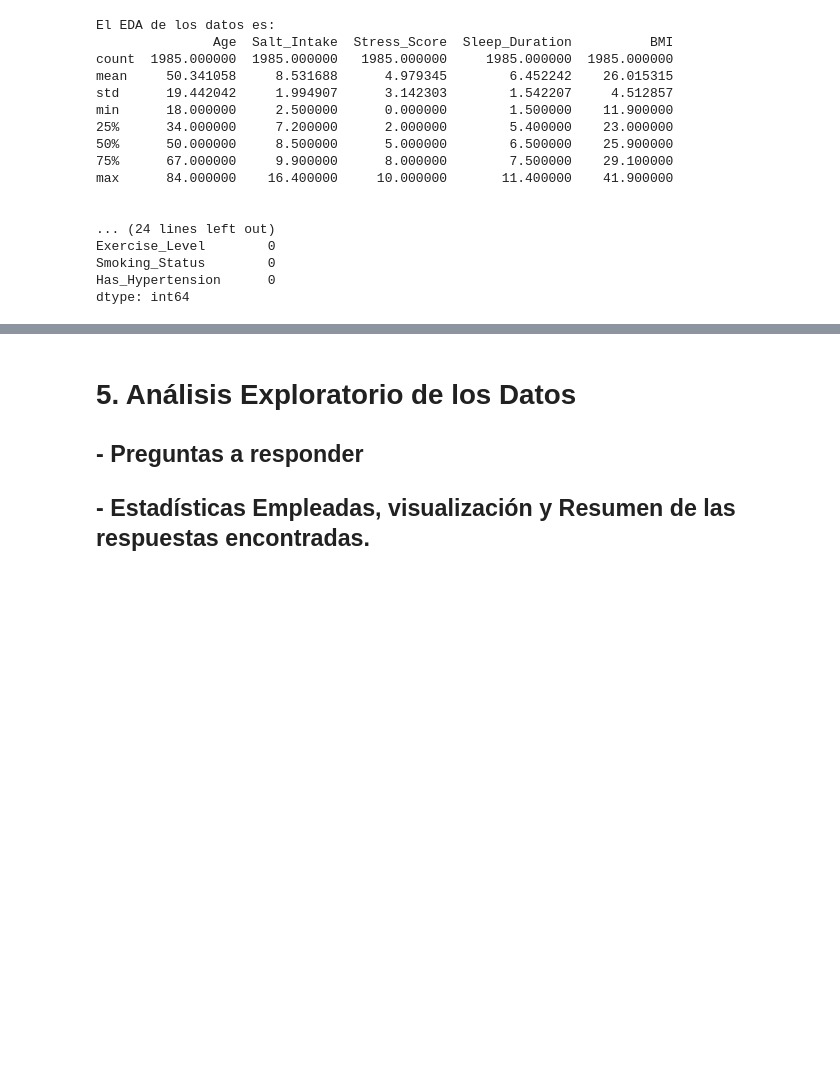
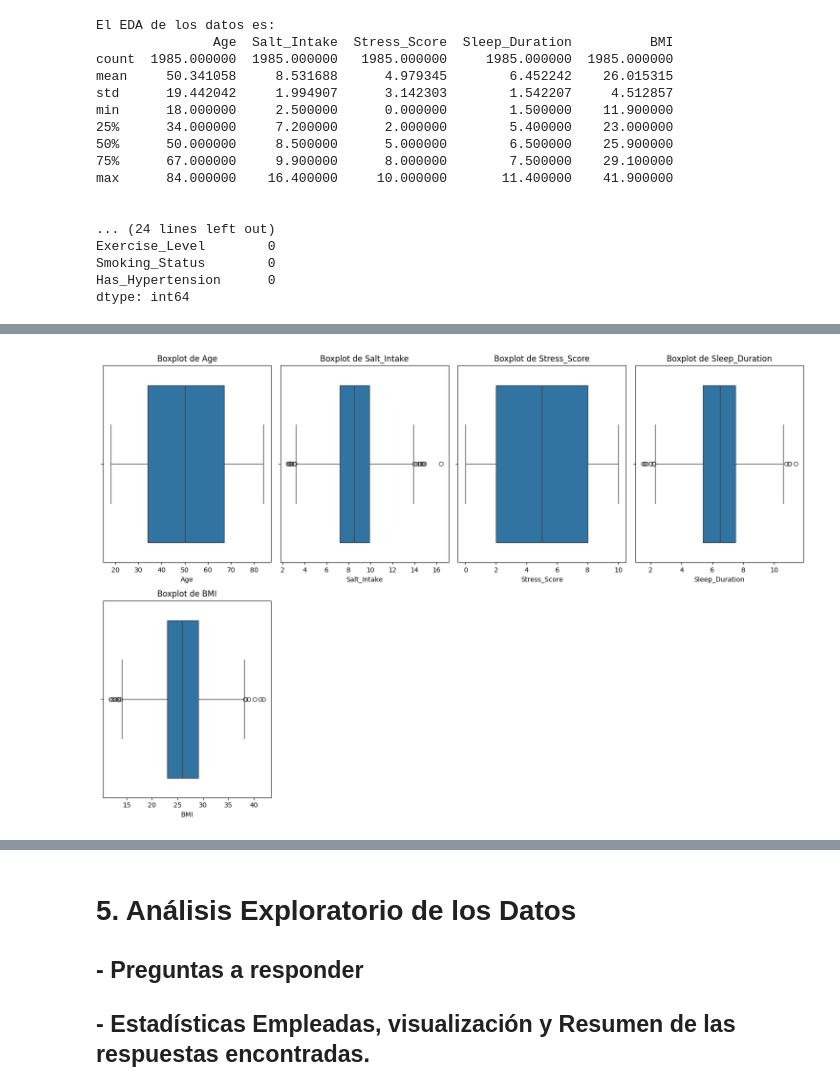
Before and after one commit to AleR26/ColabFiles, a Jupyter notebook: ProyectoProgADAP_263162.ipynb, the cells around one changed output, grey strips where cells are left out. Saved outputs shown, nothing was run; the diff lists cells and outputs as text; code cells hidden in the pictures; blank space fills up the shorter version.

```diff
--- a/ProyectoProgADAP_263162.ipynb
+++ b/ProyectoProgADAP_263162.ipynb
@@ -242,0 +289,16 @@ dtype: int64
+# %%
+# Seleccionar solo columnas numéricas
+numeric_columns = df.select_dtypes(include=[np.number]).columns
+
+# Configurar el tamaño de la figura
+plt.figure(figsize=(15, 10))
+
+# Crear boxplots para cada columna numérica
+for i, col in enumerate(numeric_columns, 1):
+    plt.subplot(2, 4, i)  # 2 filas, 4 columnas de subplots
+    sns.boxplot(x=df[col])
+    plt.title(f'Boxplot de {col}')
+plt.tight_layout()
+plt.show()
+# %% [output]
+[figure, added]
```
Also changed, not shown: parts of 5 cells of this notebook.
